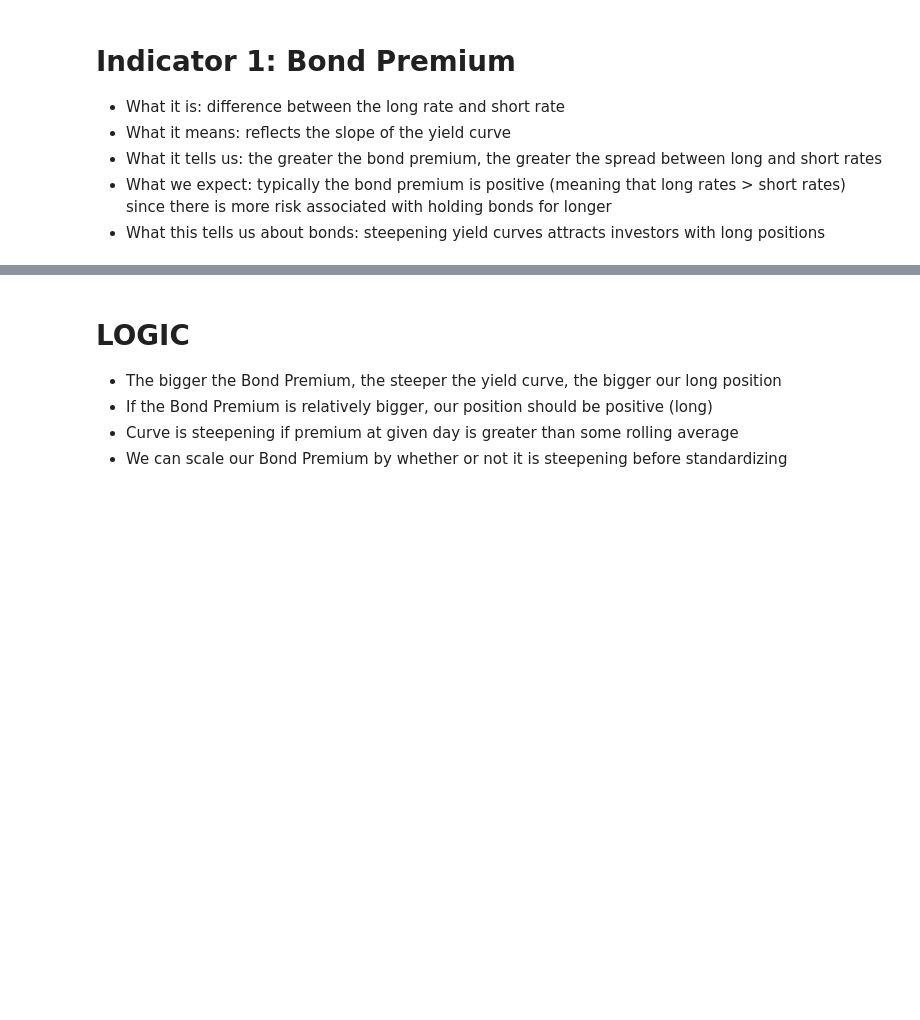
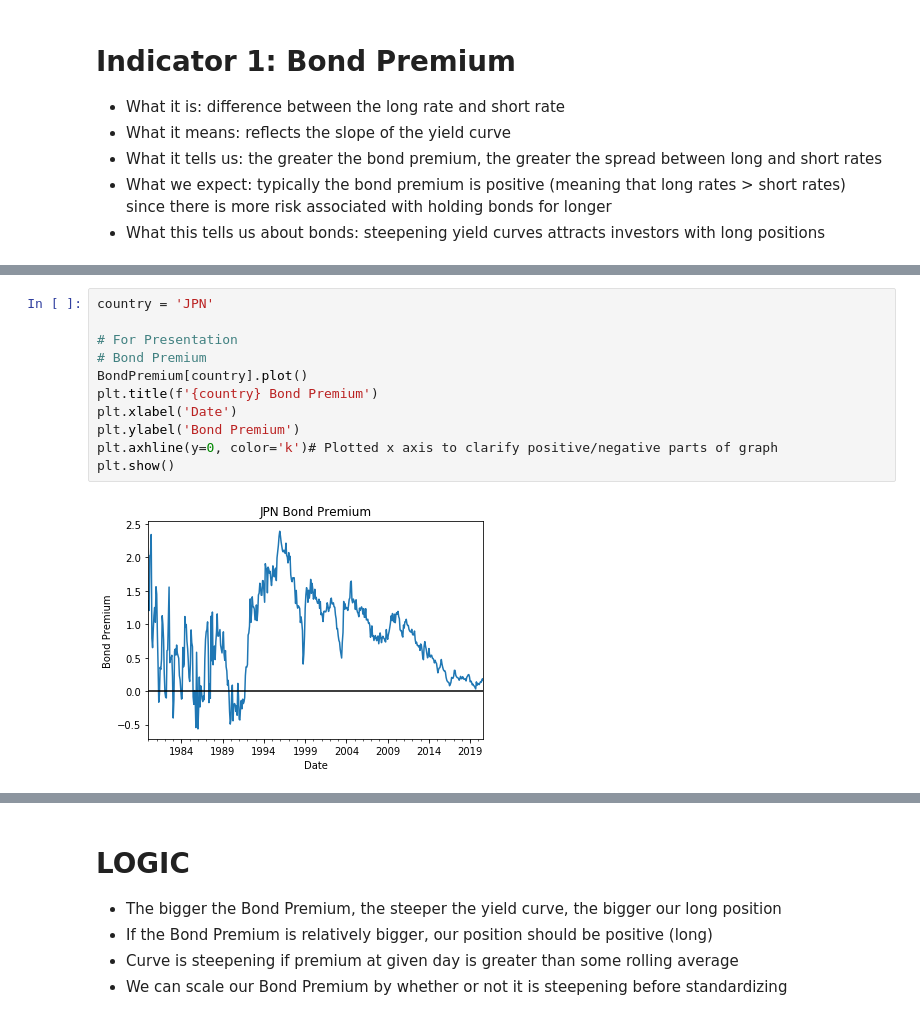
Before and after one commit to Mike-Huntress/Internship2020, a Jupyter notebook: Project.ipynb, the cells around one changed output, grey strips where cells are left out. Saved outputs shown, nothing was run; the diff lists cells and outputs as text; blank space fills up the shorter version.

```diff
--- a/Project.ipynb
+++ b/Project.ipynb
@@ -84,0 +81,13 @@ def PnLAnalysis(data, country):
+# %%
+country = 'JPN'
+
+# For Presentation
+# Bond Premium
+BondPremium[country].plot()
+plt.title(f'{country} Bond Premium')
+plt.xlabel('Date')
+plt.ylabel('Bond Premium')
+plt.axhline(y=0, color='k')# Plotted x axis to clarify positive/negative parts of graph
+plt.show()
+# %% [output]
+[figure, added]
```
Also changed, not shown: parts of 14 cells of this notebook.
